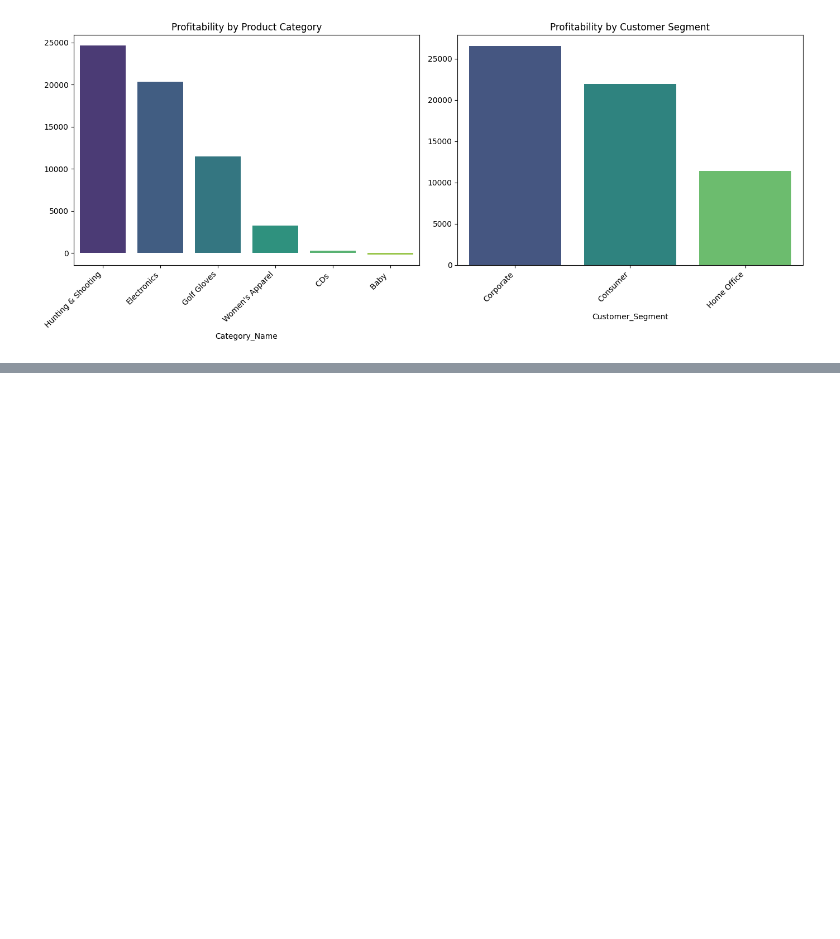
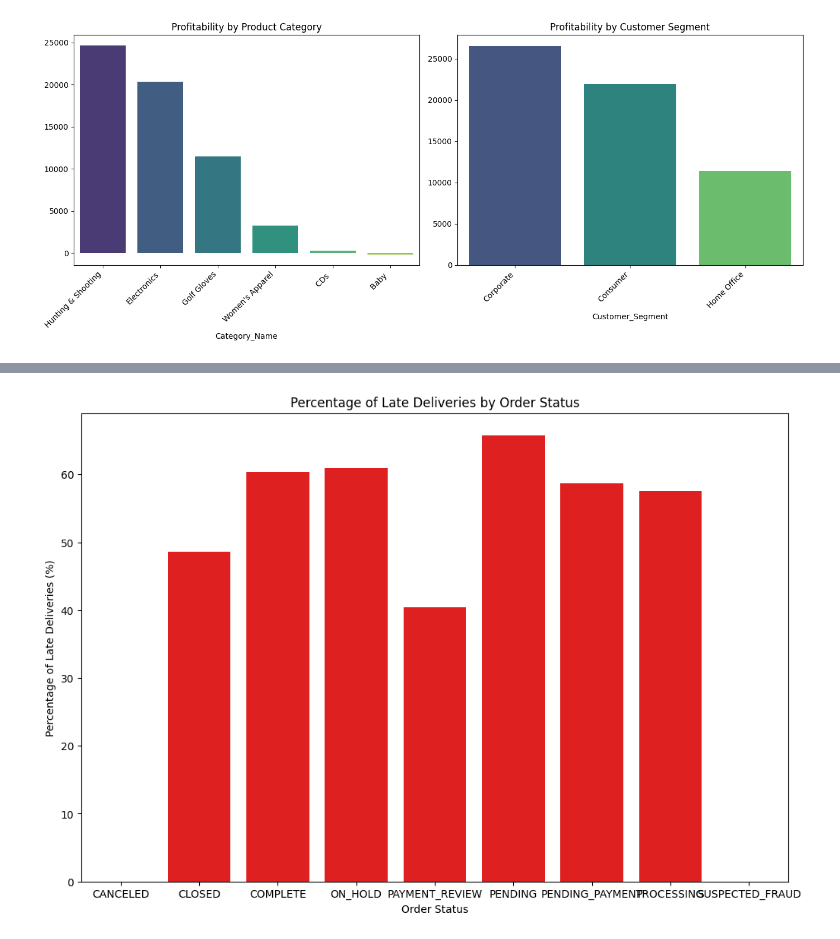
Before and after one commit to CCNY-Analytics-and-Quant/Branly_BAF23, a Jupyter notebook: Final Project.ipynb, the cells around one changed output, grey strips where cells are left out. Saved outputs shown, nothing was run; the diff lists cells and outputs as text; code cells hidden in the pictures; blank space fills up the shorter version.

```diff
--- a/Final Project.ipynb
+++ b/Final Project.ipynb
@@ -68,0 +87,19 @@ Passing `palette` without assigning `hue` is deprecated and will be removed in v
+# %%
+df3 = pd.read_csv("/Users/branly/Desktop/Python Project/Late Delivery risk.csv")
+
+late_deliveries = df3[df3['Late_delivery_risk'] == 1]
+
+late_delivery_counts = late_deliveries['Order_Status'].value_counts()
+
+total_order_counts = df['Order_Status'].value_counts()
+
+late_delivery_percentage = (late_delivery_counts / total_order_counts) * 100
+
+plt.figure(figsize=(12, 8))
+sns.barplot(x=late_delivery_percentage.index, y=late_delivery_percentage.values, color='red')
+plt.title('Percentage of Late Deliveries by Order Status')
+plt.xlabel('Order Status')
+plt.ylabel('Percentage of Late Deliveries (%)')
+plt.show()
+# %% [output]
+[figure, added]
```
Also changed, not shown: parts of 1 cell of this notebook.
